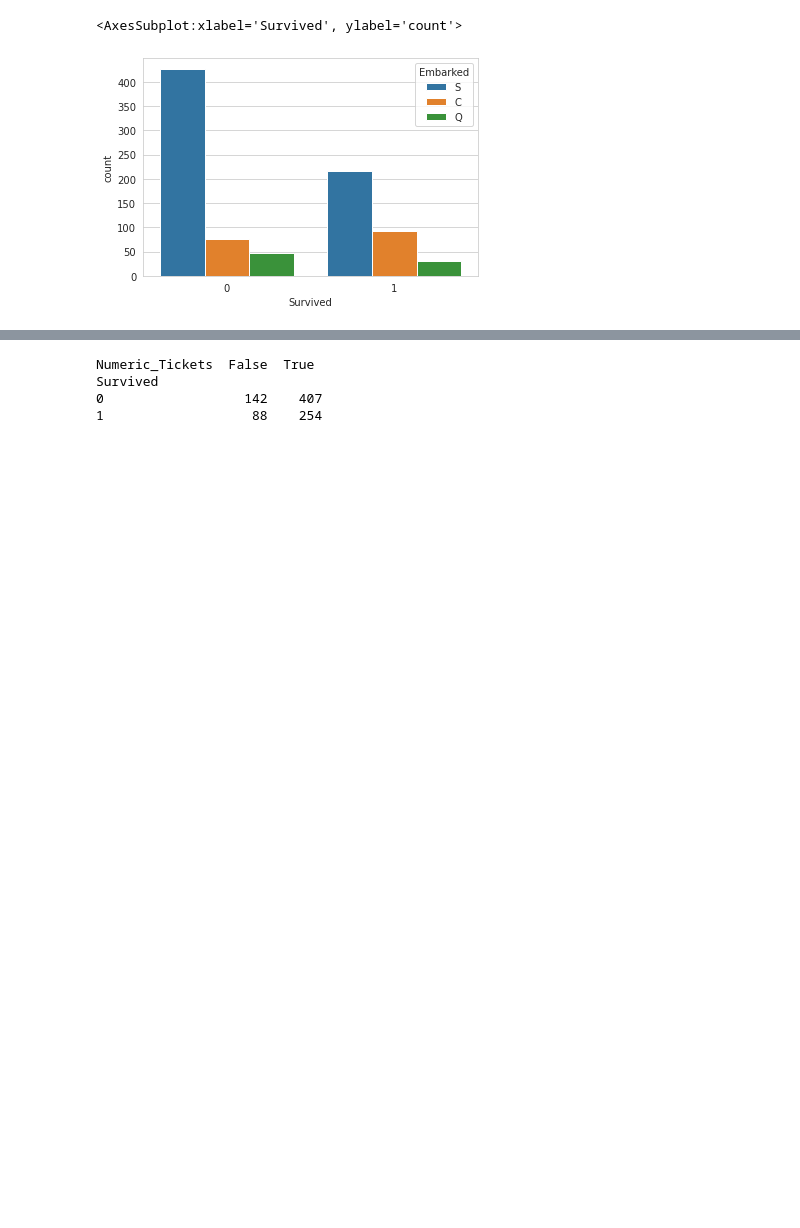
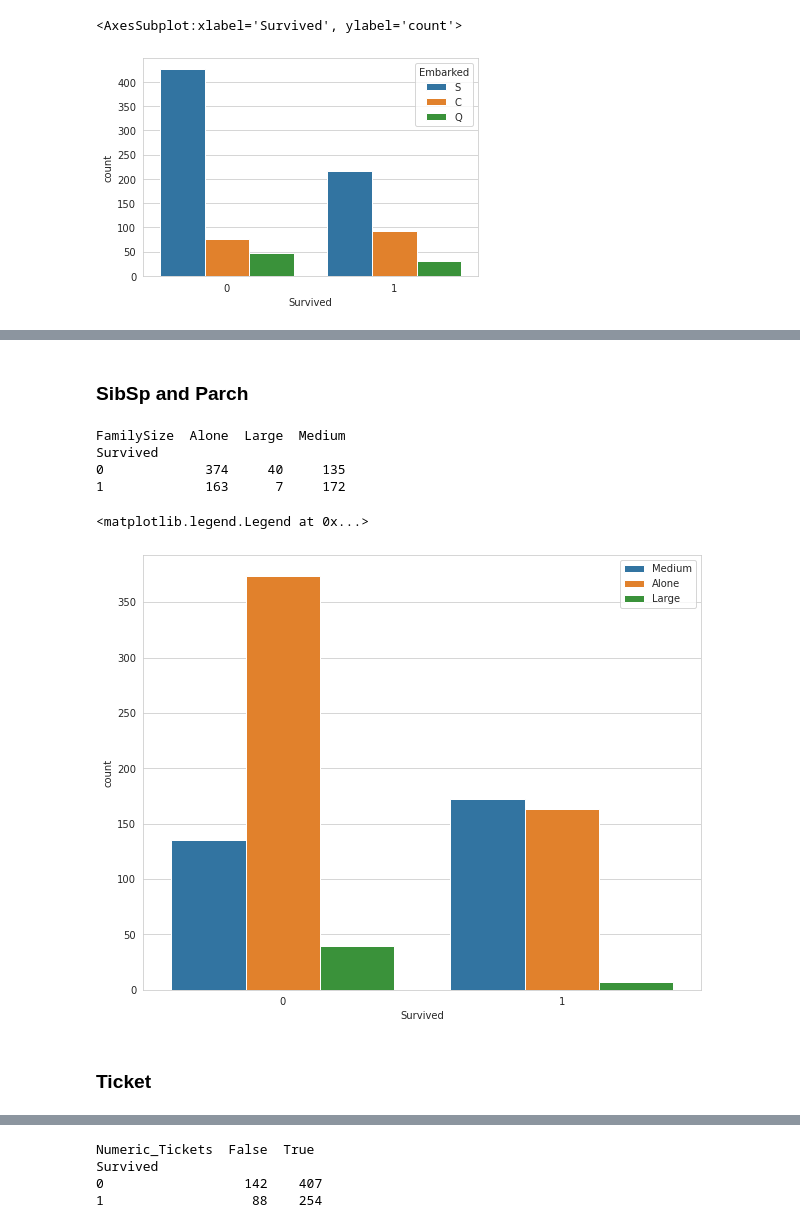
Before and after one commit to adamparkosidis/titanic-predictions-using-logistic-regression, a Jupyter notebook: Titanic - Predictions using Logistic Regression.ipynb, the cells around one changed output, grey strips where cells are left out. Saved outputs shown, nothing was run; the diff lists cells and outputs as text; code cells hidden in the pictures; blank space fills up the shorter version.

```diff
--- a/Titanic - Predictions using Logistic Regression.ipynb
+++ b/Titanic - Predictions using Logistic Regression.ipynb
@@ -226,0 +256,33 @@ sns.jointplot(data=train,x='Age',y='Fare',hue='Survived')
+# %%
+# We now drop the columns that we used
+train.drop('Age', axis= 1, inplace=True)
+# %% [markdown]
+### SibSp and Parch
+# %%
+def FamilySize(cols):
+    '''
+    We decide to count the number of family members and categorize the family size in three categories
+    '''
+    size = cols[0]+cols[1]
+    if size < 1:
+        return 'Alone'
+    elif size <= 4:
+        return 'Medium'
+    else:
+        return 'Large'
+# %%
+# Family members
+train['FamilySize'] = train[['SibSp','Parch']].apply(FamilySize, axis=1)
+
+# lets check the number of survivors and non survivors
+plt.figure(figsize=(10,8))
+print(pd.pivot_table(train, index = 'Survived', columns = 'FamilySize', values = 'Ticket' ,aggfunc ='count'))
+sns.countplot(data=train, x='Survived',hue = 'FamilySize')
+plt.legend(loc='upper right')
+# %% [output]
+FamilySize  Alone  Large  Medium
+Survived
+0             374     40     135
+1             163      7     172
+<matplotlib.legend.Legend at 0x...>
+[figure, added]
@@ -227,3 +292,5 @@ sns.jointplot(data=train,x='Age',y='Fare',hue='Survived')
+# %% [markdown]
+### Ticket
 # %%
 train['Ticket'].value_counts()
 # %% [output]
```
Also changed, not shown: parts of 94 cells of this notebook.
